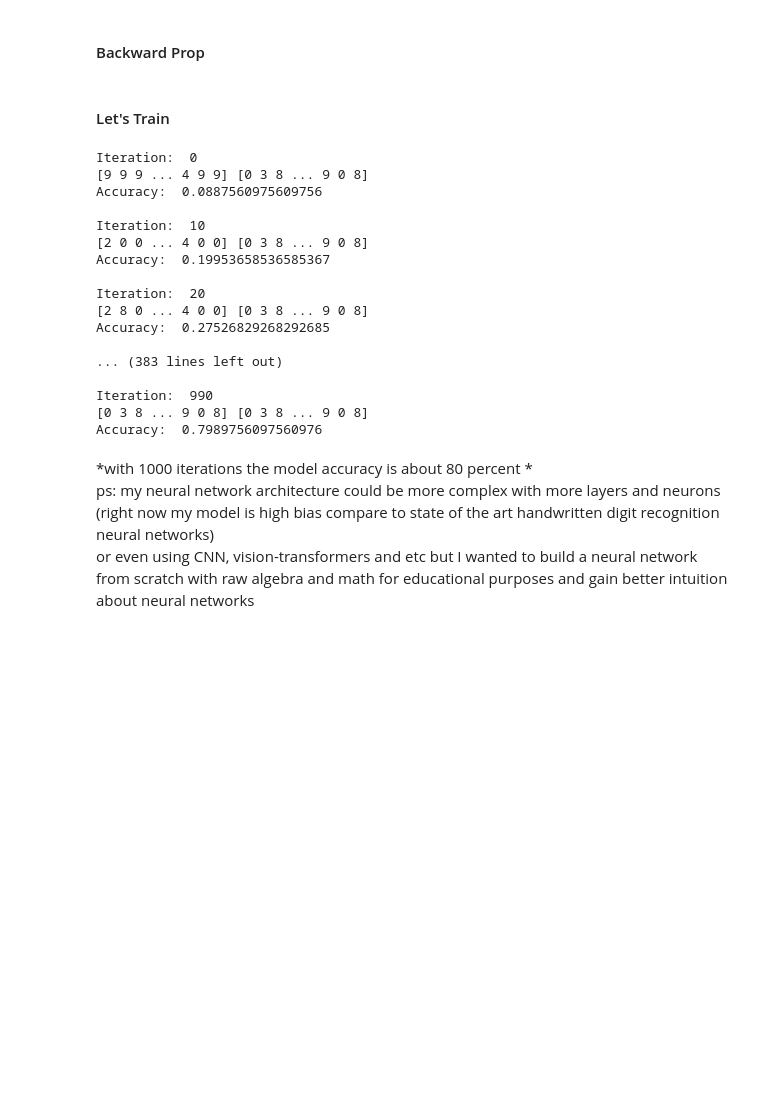
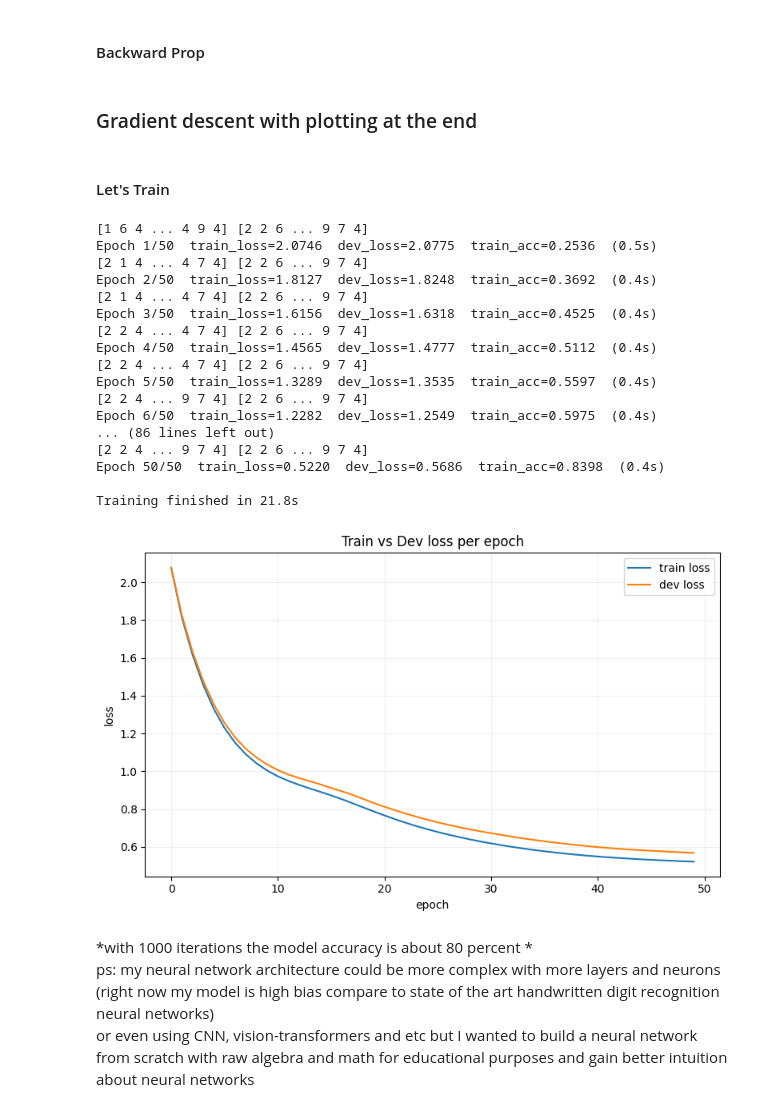
Before and after one commit to ImanHeshmat/handwritten-digit-pure-numpy-neural-network, a Jupyter notebook: notebooks/handwritten-digit-nn-pure-numpy.ipynb, the cells around one changed output. Cells and saved outputs as stored; diff of their text form; code cells hidden in the pictures; blank space fills up the shorter version.

```diff
--- a/notebooks/handwritten-digit-nn-pure-numpy.ipynb
+++ b/notebooks/handwritten-digit-nn-pure-numpy.ipynb
@@ -228,0 +228,2 @@ def gradient_descent(X, Y, iterations, alpha):
+# %% [markdown]
+### Gradient descent with plotting at the end
@@ -229,25 +293,28 @@ def gradient_descent(X, Y, iterations, alpha):
 # %% [markdown]
 #### Let's Train
 # %%
-W1, b1, W2, b2 = gradient_descent(X_train, Y_train, 1000, 0.10)
+W1, b1, W2, b2, train_losses, dev_losses = gradient_descent(
+    X_train, Y_train, X_dev, Y_dev,
+    epochs=50, iterations_per_epoch=20, alpha=0.10)
 # %% [output]
-Iteration:  0
-[9 9 9 ... 4 9 9] [0 3 8 ... 9 0 8]
-Accuracy:  0.0887560975609756
+[1 6 4 ... 4 9 4] [2 2 6 ... 9 7 4]
+Epoch 1/50  train_loss=2.0746  dev_loss=2.0775  train_acc=0.2536  (0.5s)
+[2 1 4 ... 4 7 4] [2 2 6 ... 9 7 4]
+Epoch 2/50  train_loss=1.8127  dev_loss=1.8248  train_acc=0.3692  (0.4s)
+[2 1 4 ... 4 7 4] [2 2 6 ... 9 7 4]
+Epoch 3/50  train_loss=1.6156  dev_loss=1.6318  train_acc=0.4525  (0.4s)
+[2 2 4 ... 4 7 4] [2 2 6 ... 9 7 4]
+Epoch 4/50  train_loss=1.4565  dev_loss=1.4777  train_acc=0.5112  (0.4s)
+[2 2 4 ... 4 7 4] [2 2 6 ... 9 7 4]
+Epoch 5/50  train_loss=1.3289  dev_loss=1.3535  train_acc=0.5597  (0.4s)
+[2 2 4 ... 9 7 4] [2 2 6 ... 9 7 4]
+Epoch 6/50  train_loss=1.2282  dev_loss=1.2549  train_acc=0.5975  (0.4s)
+... (86 lines left out)
+[2 2 4 ... 9 7 4] [2 2 6 ... 9 7 4]
+Epoch 50/50  train_loss=0.5220  dev_loss=0.5686  train_acc=0.8398  (0.4s)
 
-Iteration:  10
-[2 0 0 ... 4 0 0] [0 3 8 ... 9 0 8]
-Accuracy:  0.19953658536585367
-
-Iteration:  20
-[2 8 0 ... 4 0 0] [0 3 8 ... 9 0 8]
-Accuracy:  0.27526829268292685
-
-... (383 lines left out)
-
-Iteration:  990
-[0 3 8 ... 9 0 8] [0 3 8 ... 9 0 8]
-Accuracy:  0.7989756097560976
+Training finished in 21.8s
+[figure, added]
 # %% [markdown]
 *with 1000 iterations the model accuracy is about 80 percent * \
 ps: my neural network architecture could be more complex with more layers and neurons (right now my model is high bias compare to state of the art handwritten digit recognition neural networks) \
```
Also changed, not shown: parts of 9 cells of this notebook, 6 other files.
